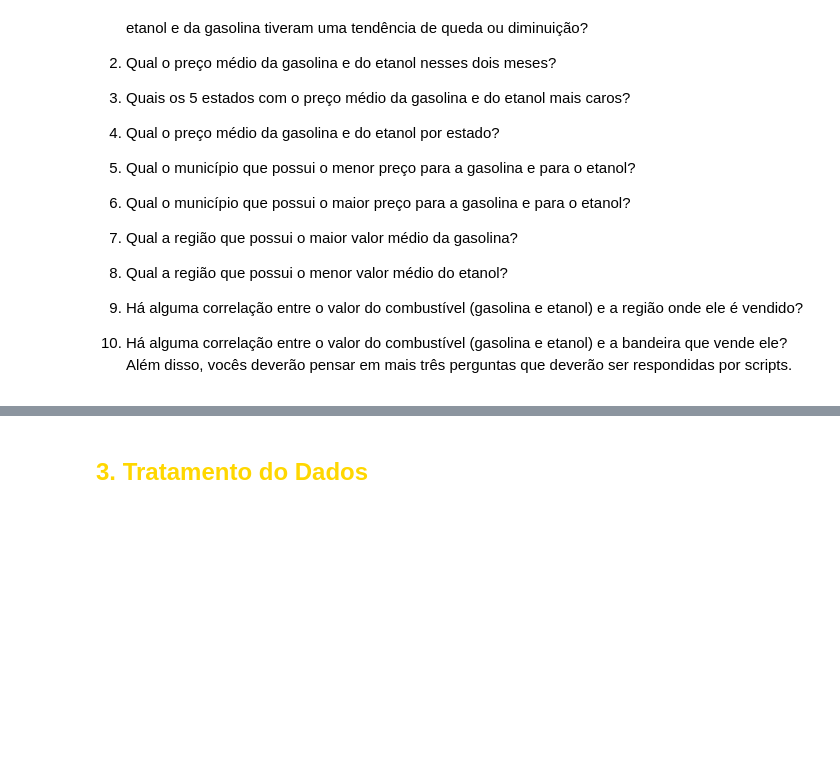
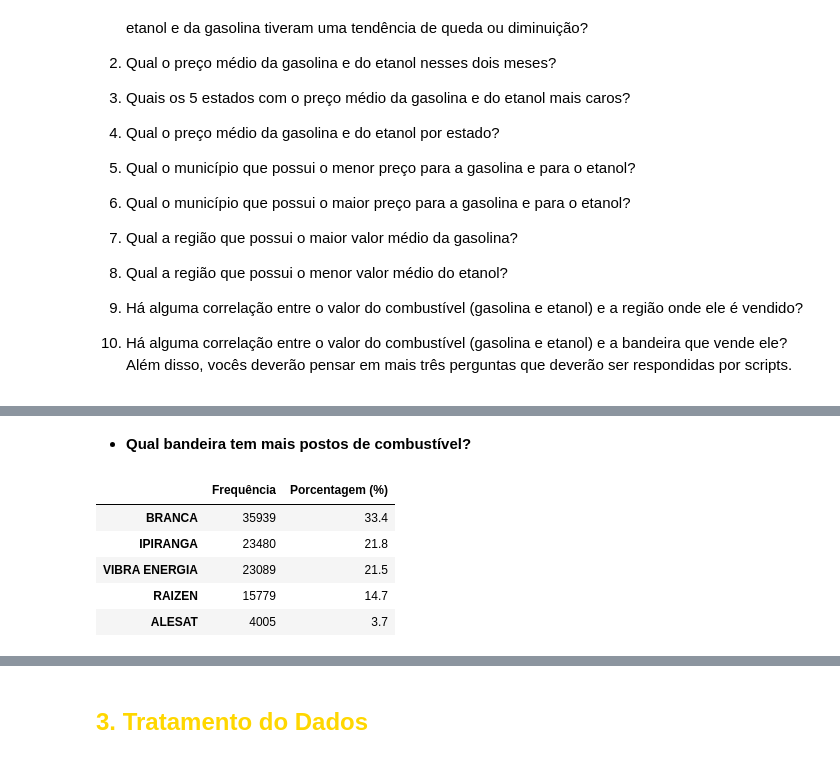
Before and after one commit to gideoni-santos/projeto-squad5-m4, a Jupyter notebook: Analise_combustiveis.ipynb, the cells around one changed output, grey strips where cells are left out. Drawn from its saved outputs; the diff is of its cells as text; code cells hidden in the pictures; blank space fills up the shorter version.

```diff
--- a/Analise_combustiveis.ipynb
+++ b/Analise_combustiveis.ipynb
@@ -61,0 +213,18 @@ Com essa checagem, podemos verificar que nosso DataSet contém **_107531_** linh
+# %% [markdown]
+- **Qual bandeira tem mais postos de combustível?**
+# %%
+# Criando dataframe com as bandeiras mais frequentes
+bandeira_qntd = combustiveis['Bandeira'].value_counts()
+bandeira_porc = round(combustiveis['Bandeira'].value_counts(normalize=True) * 100, 1)
+bandeira = pd.DataFrame({
+    'Frequência': bandeira_qntd,
+    'Porcentagem (%)': bandeira_porc
+})
+bandeira.head(5)
+# %% [output]
+|  | Frequência | Porcentagem (%) |
+| BRANCA | 35939 | 33.4 |
+| IPIRANGA | 23480 | 21.8 |
+| VIBRA ENERGIA | 23089 | 21.5 |
+| RAIZEN | 15779 | 14.7 |
+| ALESAT | 4005 | 3.7 |
```
Also changed, not shown: parts of 30 cells of this notebook.
